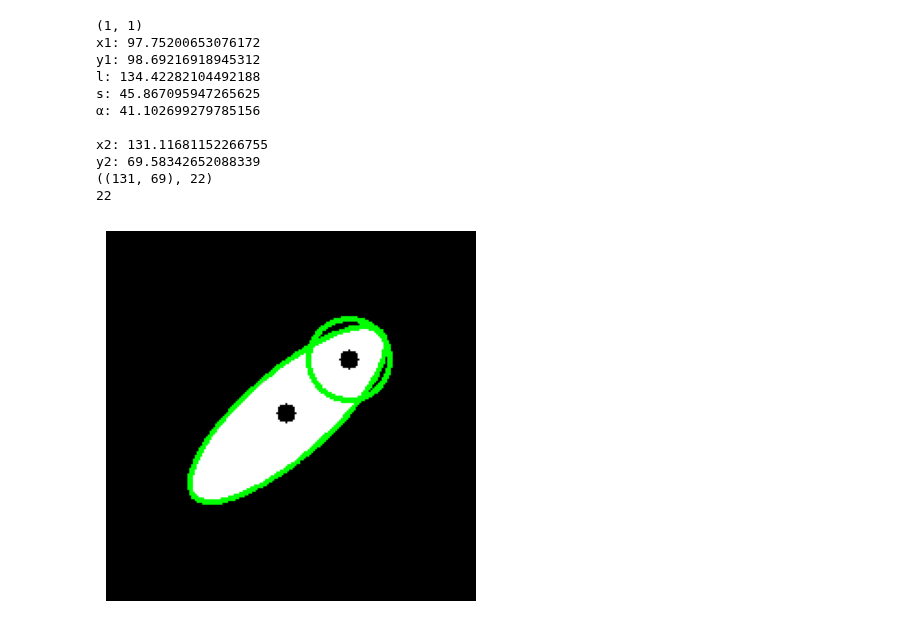
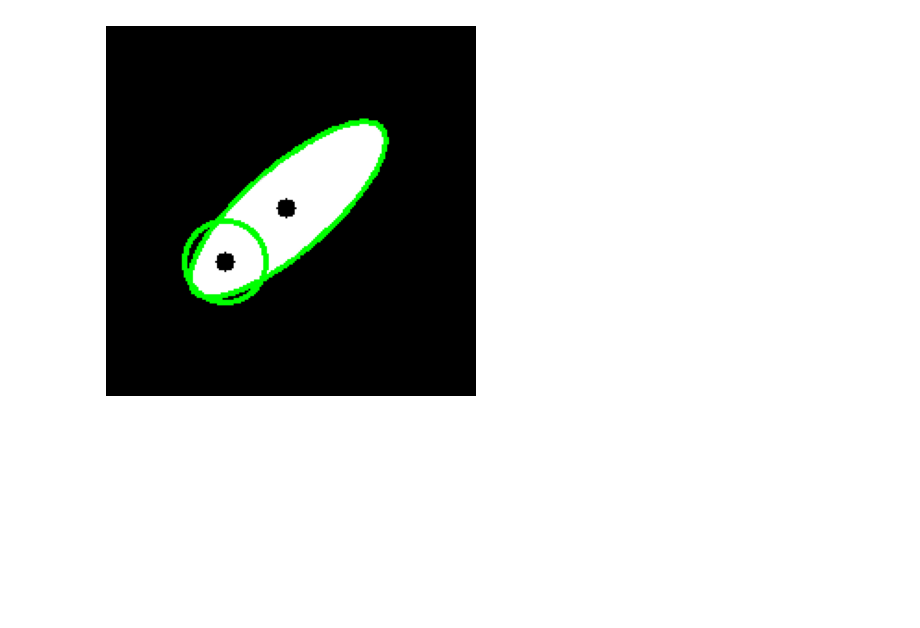
Before and after one commit to Priyanshu4/PingPongTracking, a Jupyter notebook: ballshadow/stuff2.ipynb, the cells around one changed output. Saved outputs shown, nothing was run; the diff lists cells and outputs as text; code cells hidden in the pictures; blank space fills up the shorter version.

```diff
--- a/ballshadow/stuff2.ipynb
+++ b/ballshadow/stuff2.ipynb
@@ -197,16 +139,5 @@ y2: 88.34380686435779
 # %%
 test2 = FindOriginalBall('black2.png')
-test2.graph_to_original(v=(1,1))
+test2.graph_to_original(xdir=-1)
 # %% [output]
-(1, 1)
-x1: 97.75200653076172
-y1: 98.69216918945312
-l: 134.42282104492188
-s: 45.867095947265625
-α: 41.102699279785156
-
-x2: 131.11681152266755
-y2: 69.58342652088339
-((131, 69), 22)
-22
-[figure, old version]
+[figure, new version]
```
Also changed, not shown: parts of 7 cells of this notebook.
